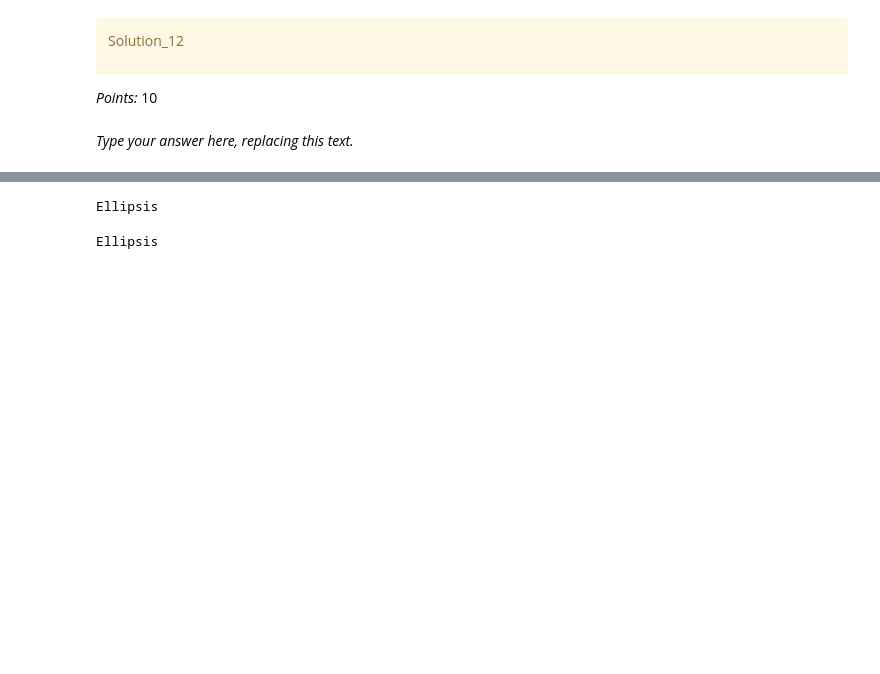
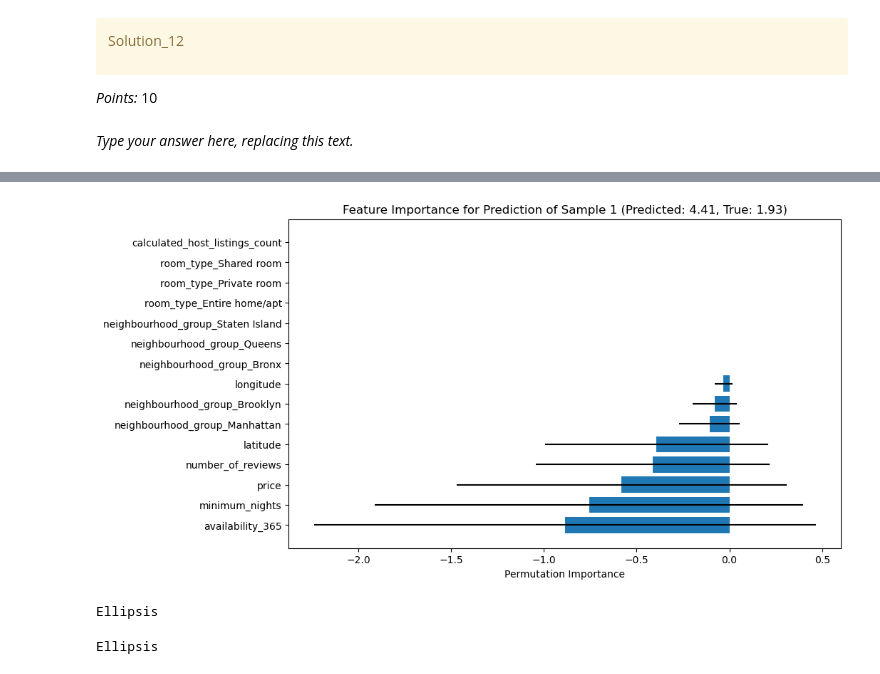
Before and after one commit to alantensor/hw5, a Jupyter notebook: hw5.ipynb, the cells around one changed output, grey strips where cells are left out. Saved outputs shown, nothing was run; the diff lists cells and outputs as text; code cells hidden in the pictures; blank space fills up the shorter version.

```diff
--- a/hw5.ipynb
+++ b/hw5.ipynb
@@ -1026,3 +1205,18 @@ Ellipsis
+# %%
+# Now, let's calculate permutation importance for the first test sample (you can repeat this for the second sample as well)
+perm_importance = permutation_importance(rf_model, test_samples, true_values, n_repeats=10, random_state=42, n_jobs=-1)
+
+# Visualize the permutation importance for the first test sample
+feature_names = transformed_test_df.columns
+sorted_idx = perm_importance.importances_mean.argsort()
+
+plt.figure(figsize=(10, 6))
+plt.barh(feature_names[sorted_idx], perm_importance.importances_mean[sorted_idx], xerr=perm_importance.importances_std[sorted_idx], align='center')
+plt.xlabel('Permutation Importance')
+plt.title(f'Feature Importance for Prediction of Sample 1 (Predicted: {predictions[0]:.2f}, True: {true_values.iloc[0]:.2f})')
+plt.show()
+# %% [output]
+[figure, added]
 # %%
 ...
 # %% [output]
```
Also changed, not shown: parts of 59 cells of this notebook, 1 other file.
